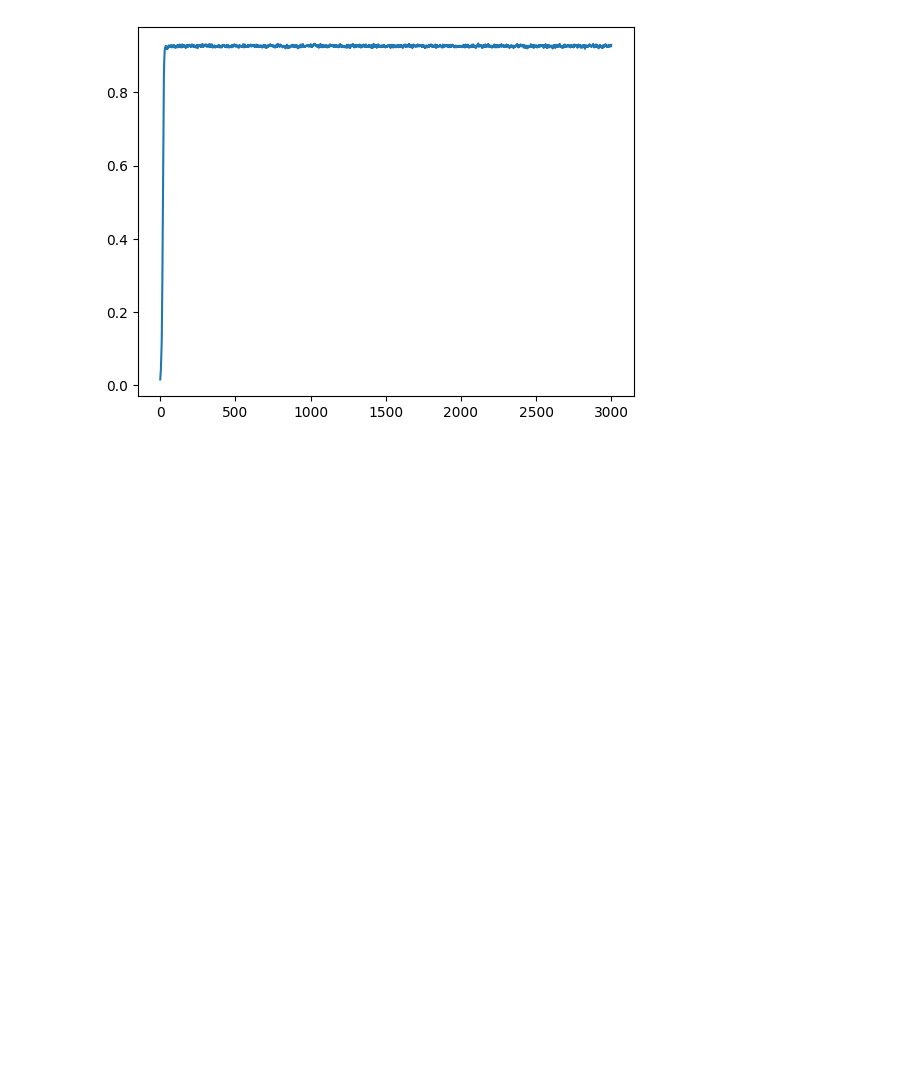
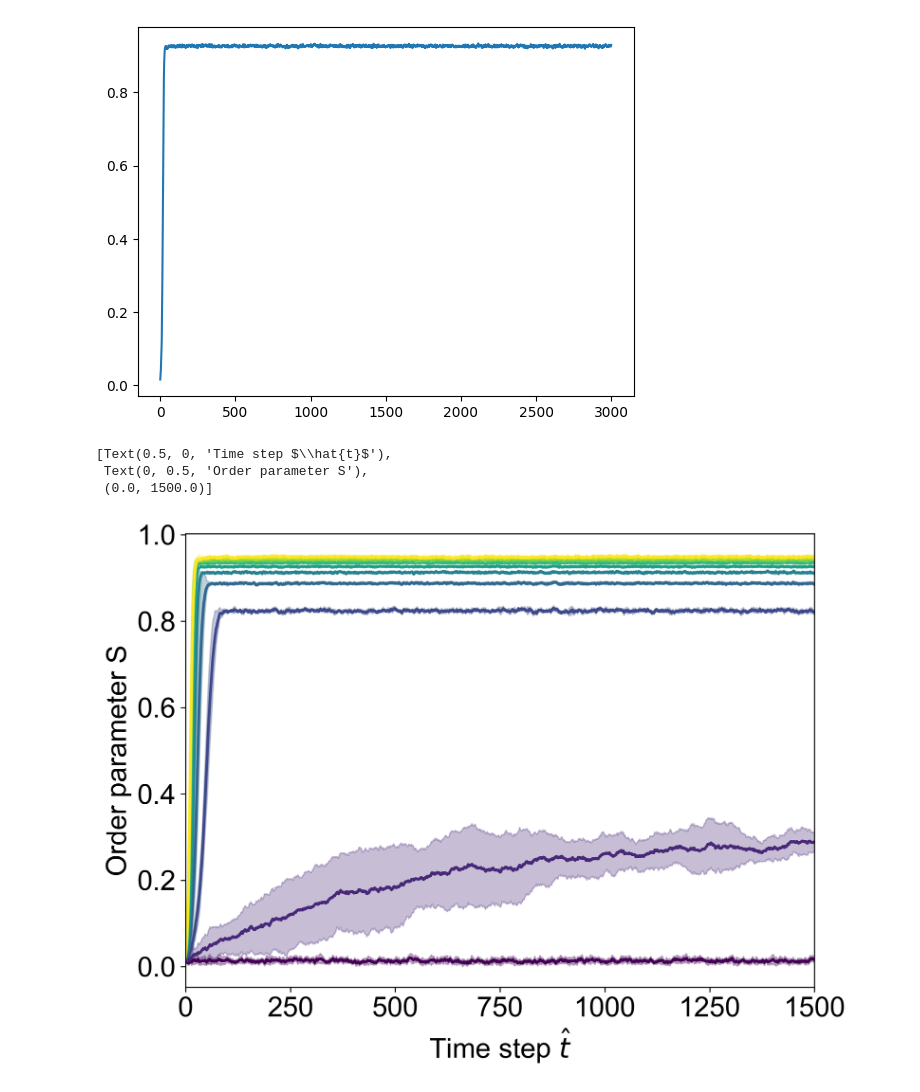
Before and after one commit to wppppupr/MTCargoSim, a Jupyter notebook: notebook/python.ipynb, the cells around one changed output. Drawn from its saved outputs; the diff is of its cells as text; code cells hidden in the pictures; blank space fills up the shorter version.

```diff
--- a/notebook/python.ipynb
+++ b/notebook/python.ipynb
@@ -164,3 +164,44 @@ plt.plot(S)
 # %% [output]
 [<matplotlib.lines.Line2D at 0x...>]
 [figure]
+# %%
+import zarr
+import numpy as np
+import glob
+import os
+
+folder = '/Volumes/My Passport/Sasaki/MTCargoSim/MT/P0.5_A0.1'
+
+def ensembleS(folder):
+    S_list = []
+
+    for f in sorted(glob.glob(os.path.join(folder, "seed*.zarr/order_param.zarr"))):
+        S = zarr.open_array(f, mode='r')
+        S = S[:]
+        S_list.append(S)
+
+    return np.array(S_list)
+
+S_mean = []
+S_std = []
+
+for A in [0.0, 0.1, 0.2, 0.3, 0.4, 0.5, 0.6, 0.7, 0.8, 0.9]:
+    folder = f'/Volumes/My Passport/Sasaki/MTCargoSim/MT/P0.5_A{A:.1f}'
+    S = ensembleS(folder)
+    S_mean.append(np.mean(S, axis=0))
+    S_std.append(np.std(S, axis=0))
+# %%
+plt.style.use('../my_style.mplstyle')
+
+fig, ax = plt.subplots()
+
+for i in range(len(S_mean)):
+    ax.plot(np.arange(len(S_mean[i])), S_mean[i], label=f'A={i*0.1:.1f}', color=plt.cm.viridis(i/9))
+    ax.fill_between(np.arange(len(S_mean[i])), S_mean[i] - S_std[i], S_mean[i] + S_std[i], alpha=0.3, color=plt.cm.viridis(i/9))
+
+ax.set(xlabel='Time step $\hat{t}$', ylabel='Order parameter S', xlim = (0, 1500))
+# %% [output]
+[Text(0.5, 0, 'Time step $\\hat{t}$'),
+ Text(0, 0.5, 'Order parameter S'),
+ (0.0, 1500.0)]
+[figure, added]
```
Also changed, not shown: 2 other files.
